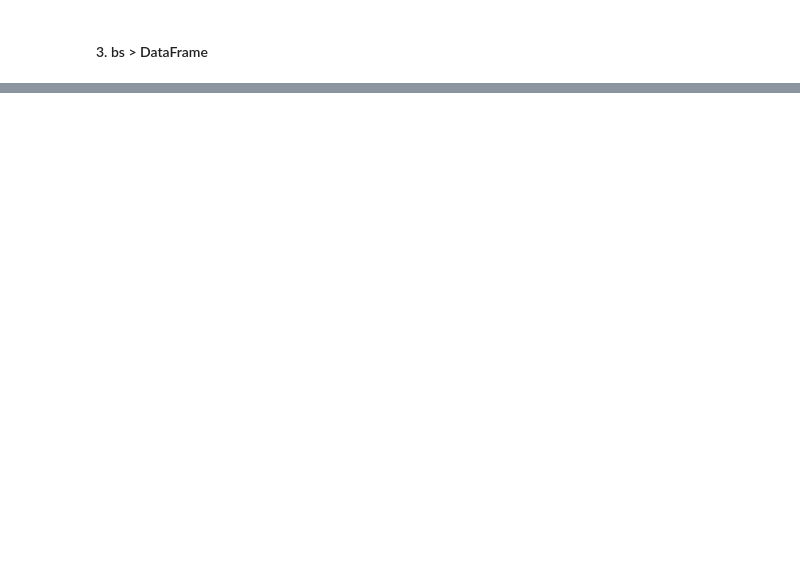
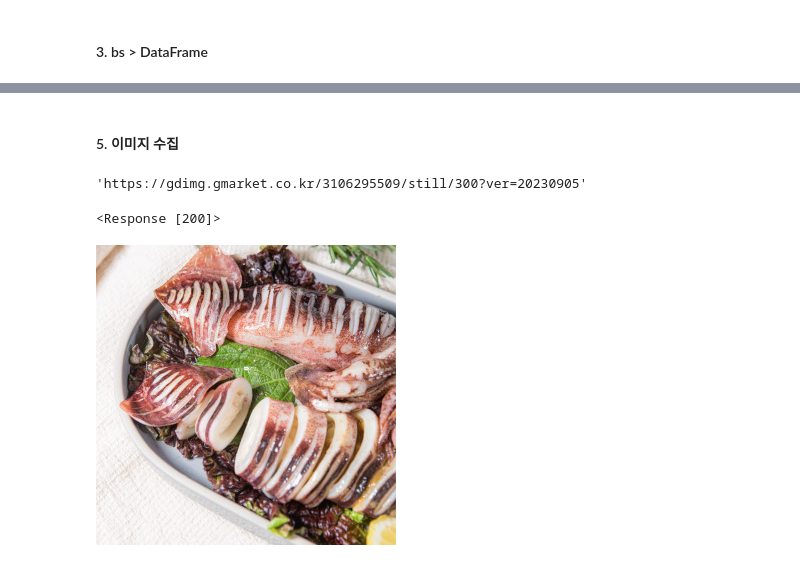
Before and after one commit to chrisseo2002/Data_Collection, a Jupyter notebook: 08_gmarket.ipynb, the cells around one changed output, grey strips where cells are left out. Cells and saved outputs as stored; diff of their text form; code cells hidden in the pictures; blank space fills up the shorter version.

```diff
--- a/08_gmarket.ipynb
+++ b/08_gmarket.ipynb
@@ -18,0 +72,2 @@ from bs4 import BeautifulSoup
+# %% [markdown]
+#### 5. 이미지 수집
@@ -18,0 +76,10 @@ from bs4 import BeautifulSoup
+# %%
+link = df.loc[0, 'img']
+link
+# %% [output]
+'https://gdimg.gmarket.co.kr/3106295509/still/300?ver=20230905'
+# %%
+response = requests.get(link)
+response
+# %% [output]
+<Response [200]>
@@ -18,0 +89,5 @@ from bs4 import BeautifulSoup
+# %%
+from PIL import Image as pil
+pil.open(f'{path}/test.jpg')
+# %% [output]
+[figure, added]
```
Also changed, not shown: parts of 10 cells of this notebook, 3 other files.
